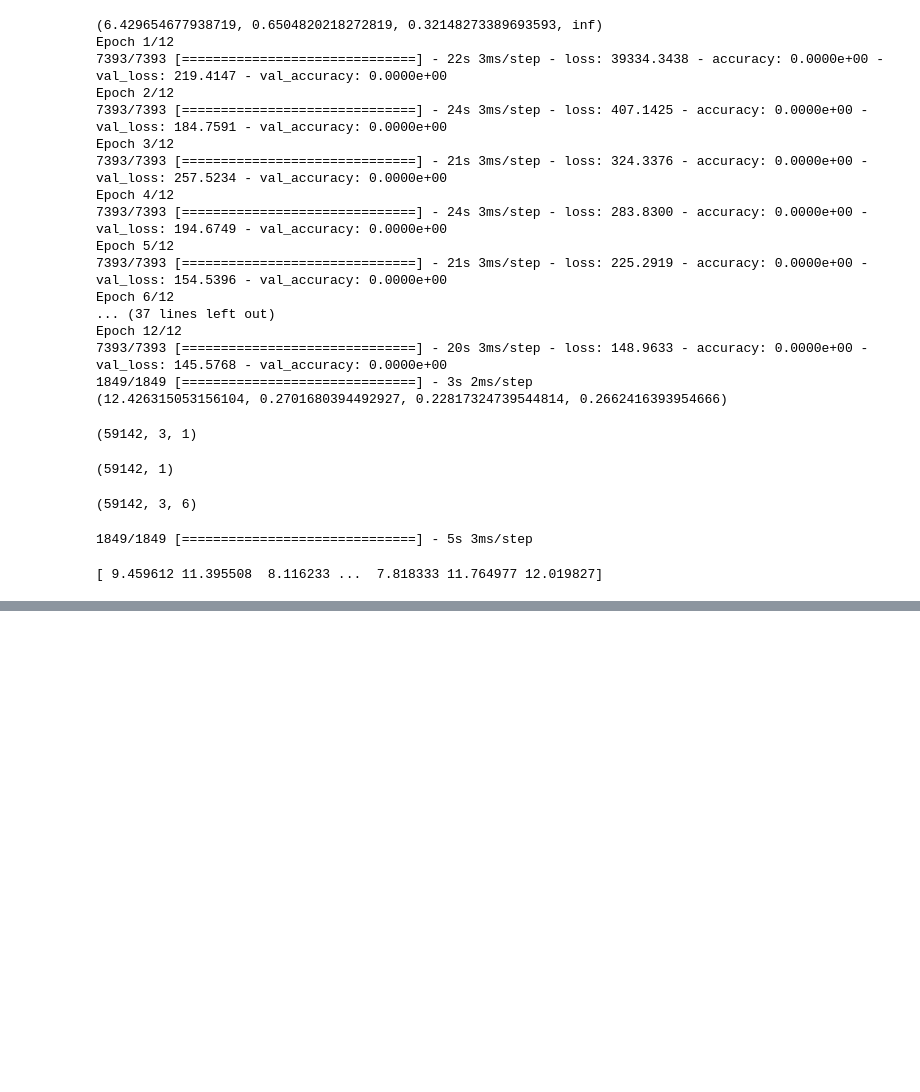
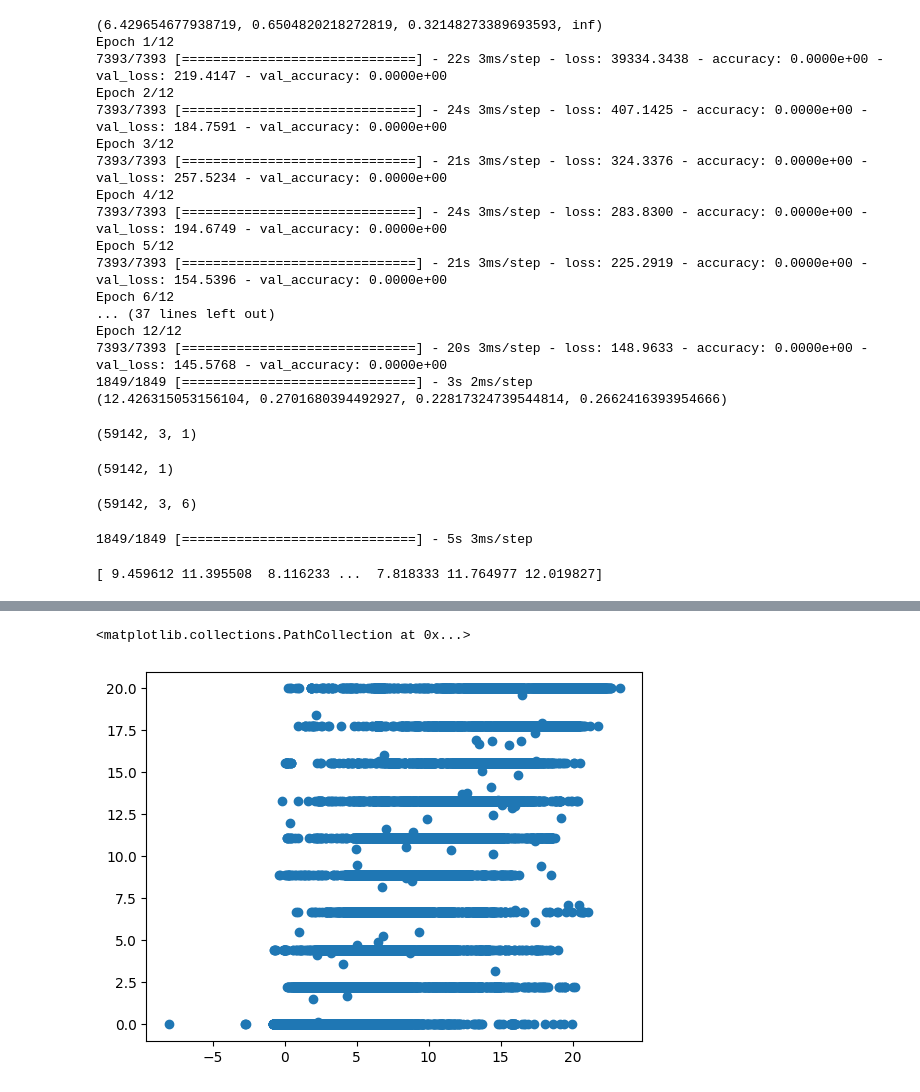
Before and after one commit to Jwdegames/GasSensorMLTasks, a Jupyter notebook: Task_1/STAT_483_Task_1_Jacob_FNN_&_SVR.ipynb, the cells around one changed output, grey strips where cells are left out. Cells and saved outputs as stored; diff of their text form; code cells hidden in the pictures; blank space fills up the shorter version.

Commit message:
Added hyperparameter tuning and output plots

```diff
--- a/Task_1/STAT_483_Task_1_Jacob_FNN_&_SVR.ipynb
+++ b/Task_1/STAT_483_Task_1_Jacob_FNN_&_SVR.ipynb
@@ -1,5 +1,5 @@
 # %%
-backup_dir = 'drive/MyDrive/STAT 483/Data/Task 1/gas-sensor-array-temperature-modulation'
+backup_dir = 'gas-sensor-array-temperature-modulation'
 backup_file_1 = '20160930_203718.csv'
 backup_path_1 = backup_dir + '/' + backup_file_1
 # %%
@@ -636,0 +681,19 @@ print(predictions_shaped)
+# %%
+def optimize_model(scaler, model, param_grid, scoring, cv, verbose, n_jobs, x_train, y_train, x_test, y_test):
+  try:
+    grid = make_pipeline(scaler(), GridSearchCV(estimator=model(),
+                      param_grid = param_grid,
+                      scoring=scoring,
+                      cv=cv,
+                      verbose = verbose,
+                      n_jobs=n_jobs))
+    print("Fitting model")
+    grid_results = grid.fit(x_train, y_train)
+    print("Got results. Making best pipeline.")
+    best_model = make_pipeline(scaler(), model(**grid_results[1].best_params_))
+    print(grid_results[1].best_params_, grid_results[1].best_score_)
+    best_model.fit(x_train, y_train)
+    best_model_predictions = best_model.predict(x_test)
+    return (best_model, get_main_metrics(y_test, best_model_predictions), grid_results[1].best_params_, grid_results[1].best_score_)
+  except Exception as e:
+    return ["",str(e)]
@@ -636,0 +792,8 @@ print(predictions_shaped)
+# %%
+mlpr_param_grid = {
+    'activation': ['relu'],
+    'hidden_layer_sizes': [(50, 50, 50, 50, 50, 50), (50, 50, 50, 50), (50, 50, 50), (50, 50)],
+    'alpha': [0.0001, 0.001, 0.01],
+    'solver': ['adam', 'sgd'],
+    'max_iter': [10, 20]
+}
@@ -636,0 +877,9 @@ print(predictions_shaped)
+# %%
+optim_co_standard = optimize_model(StandardScaler, MLPRegressor, mlpr_param_grid,"neg_root_mean_squared_error", 5, 0, -1, XCO_train, yCO_train, XCO_test, yCO_test)
+print(optim_co_standard[1:])
+optim_co_robust = optimize_model(RobustScaler, MLPRegressor, mlpr_param_grid, "neg_root_mean_squared_error", 5, 0, -1, XCO_train, yCO_train, XCO_test, yCO_test)
+print(optim_co_robust[1:])
+optim_h_standard = optimize_model(StandardScaler, MLPRegressor, mlpr_param_grid,"neg_root_mean_squared_error", 5, 0, -1, XH_train, yH_train, XH_test, yH_test)
+print(optim_h_standard[1:])
+optim_h_robust = optimize_model(RobustScaler, MLPRegressor, mlpr_param_grid,"neg_root_mean_squared_error", 5, 0, -1, XH_train, yH_train, XH_test, yH_test)
+print(optim_h_robust[1:])
@@ -636,0 +954,8 @@ print(predictions_shaped)
+# %%
+# We now need to make plots of the predicted vs actual values.
+optim_co_standard_mlpr_model = optim_co_standard[0]
+co_standard_mlpr_predictions = optim_co_standard_mlpr_model.predict(XCO_test)
+plt.scatter(co_standard_mlpr_predictions, yCO_test)
+# %% [output]
+<matplotlib.collections.PathCollection at 0x...>
+[figure, added]
```
Also changed, not shown: parts of 17 cells of this notebook.
